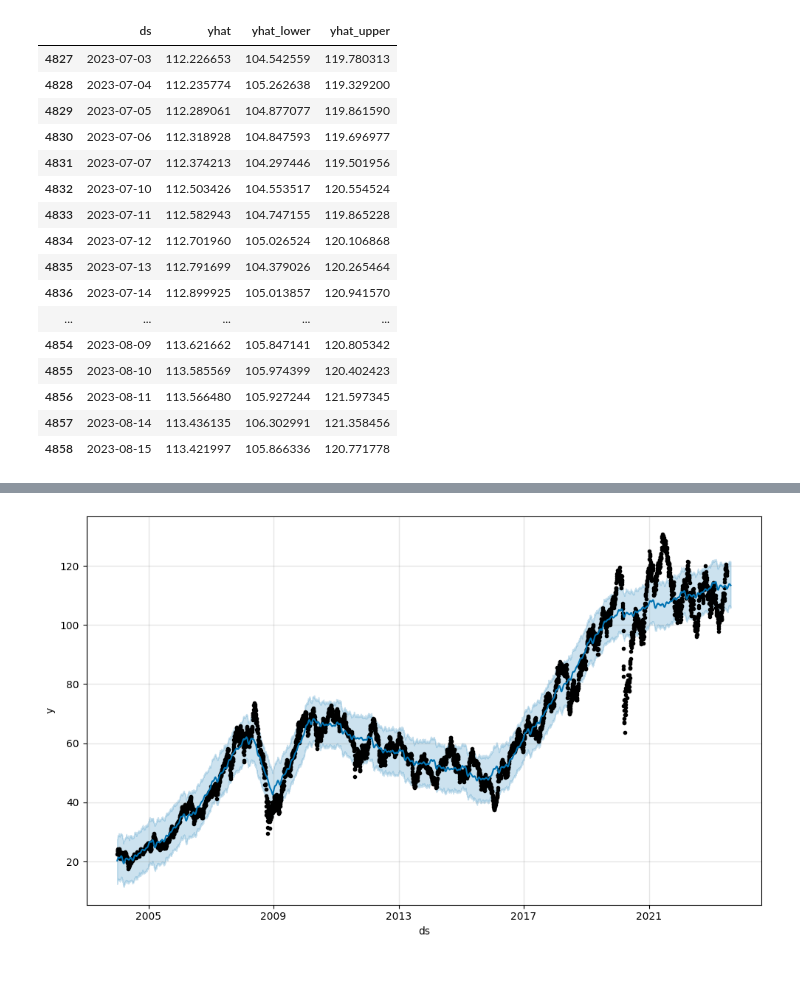
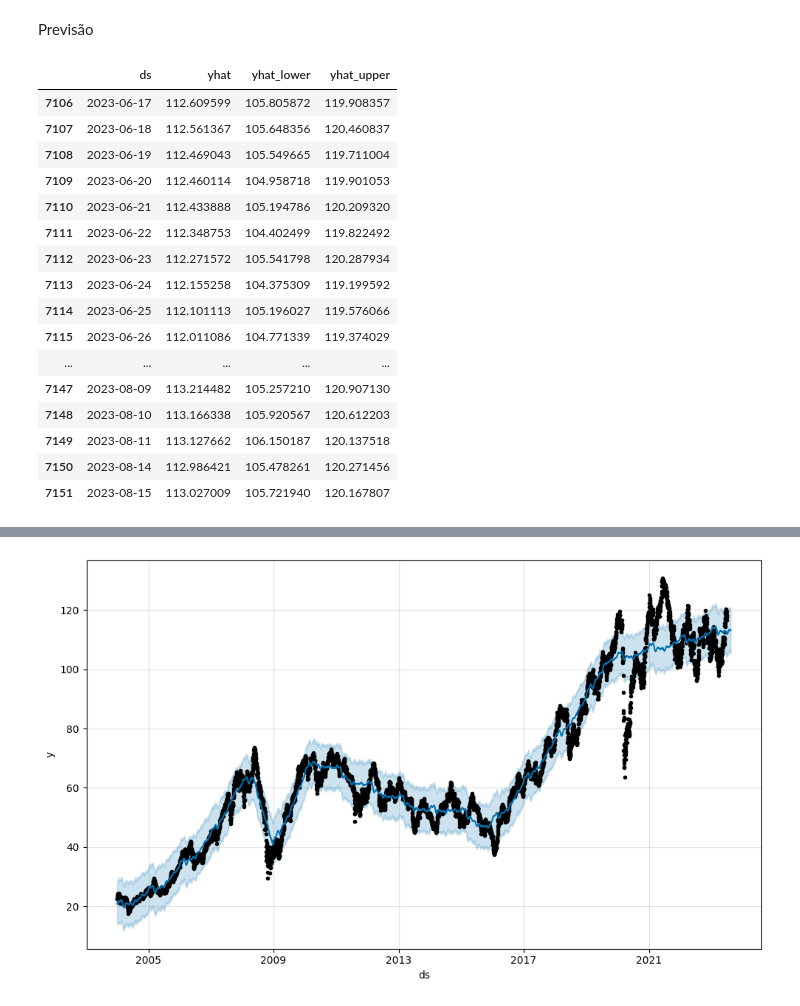
Before and after one commit to MCardosoDev/Tech_Challenge_Fase2, a Jupyter notebook: Tech_Challenge2_prophet.ipynb, the cells around one changed output, grey strips where cells are left out. Saved outputs shown, nothing was run; the diff lists cells and outputs as text; code cells hidden in the pictures; blank space fills up the shorter version.

```diff
--- a/Tech_Challenge2_prophet.ipynb
+++ b/Tech_Challenge2_prophet.ipynb
@@ -28,0 +14,13 @@ df
+# %%
+train = pd.read_csv('train.csv')
+train['Data'] = pd.to_datetime(train['Data'])
+train['ds'] = pd.to_datetime(train['ds'])
+train.set_index('Data', inplace=True)
+test = pd.read_csv('test.csv')
+test['Data'] = pd.to_datetime(test['Data'])
+test['ds'] = pd.to_datetime(test['ds'])
+test.set_index('Data', inplace=True)
+valid = pd.read_csv('valid.csv')
+valid['Data'] = pd.to_datetime(valid['Data'])
+valid['ds'] = pd.to_datetime(valid['ds'])
+valid.set_index('Data', inplace=True)
@@ -42,16 +77,3 @@ def smape_error(y_true, y_pred):
     smape = (np.abs(y_pred - y_true) * 2 / (np.abs(y_pred) + np.abs(y_true))).mean()
     print(f"SMAPE (Symmetric Mean Absolute Percentage Error): {smape:.2%}")
     return smape
-# %%
-train = df.loc[df.ds < '2023-07-01']
-test = df.loc[(df.ds >= '2023-07-01') & (df.ds < '2023-08-16')]
-valid = df.loc[df.ds >= '2023-08-16']
-train.loc[:, 'unique_id'] = 'Fechamento'
-test.loc[:, 'unique_id'] = 'Fechamento'
-valid.loc[:, 'unique_id']  = 'Fechamento'
-train.drop(['Último', 'Abertura', 'Máxima', 'Mínima', 'Vol.', 'Var%'], inplace=True, axis=1)
-test.drop(['Último', 'Abertura', 'Máxima', 'Mínima', 'Vol.', 'Var%'], inplace=True, axis=1)
-h = test.index.nunique()
-print(train.shape)
-print(test.shape)
-print(h)
@@ -135,22 +154,24 @@ test.tail(5)
+# %% [markdown]
+Previsão
 # %%
 prophet_forecast = m.predict(future)
-prophet_future=prophet_forecast.tail(32)
+prophet_future=prophet_forecast.tail(46)
 prophet_future[['ds', 'yhat', 'yhat_lower', 'yhat_upper']]
 # %% [output]
 |  | ds | yhat | yhat_lower | yhat_upper |
-| 4827 | 2023-07-03 | 112.226653 | 104.542559 | 119.780313 |
-| 4828 | 2023-07-04 | 112.235774 | 105.262638 | 119.329200 |
-| 4829 | 2023-07-05 | 112.289061 | 104.877077 | 119.861590 |
-| 4830 | 2023-07-06 | 112.318928 | 104.847593 | 119.696977 |
-| 4831 | 2023-07-07 | 112.374213 | 104.297446 | 119.501956 |
-| 4832 | 2023-07-10 | 112.503426 | 104.553517 | 120.554524 |
-| 4833 | 2023-07-11 | 112.582943 | 104.747155 | 119.865228 |
-| 4834 | 2023-07-12 | 112.701960 | 105.026524 | 120.106868 |
-| 4835 | 2023-07-13 | 112.791699 | 104.379026 | 120.265464 |
-| 4836 | 2023-07-14 | 112.899925 | 105.013857 | 120.941570 |
+| 7106 | 2023-06-17 | 112.609599 | 105.805872 | 119.908357 |
+| 7107 | 2023-06-18 | 112.561367 | 105.648356 | 120.460837 |
+| 7108 | 2023-06-19 | 112.469043 | 105.549665 | 119.711004 |
+| 7109 | 2023-06-20 | 112.460114 | 104.958718 | 119.901053 |
+| 7110 | 2023-06-21 | 112.433888 | 105.194786 | 120.209320 |
+| 7111 | 2023-06-22 | 112.348753 | 104.402499 | 119.822492 |
+| 7112 | 2023-06-23 | 112.271572 | 105.541798 | 120.287934 |
+| 7113 | 2023-06-24 | 112.155258 | 104.375309 | 119.199592 |
+| 7114 | 2023-06-25 | 112.101113 | 105.196027 | 119.576066 |
+| 7115 | 2023-06-26 | 112.011086 | 104.771339 | 119.374029 |
 | ... | ... | ... | ... | ... |
-| 4854 | 2023-08-09 | 113.621662 | 105.847141 | 120.805342 |
-| 4855 | 2023-08-10 | 113.585569 | 105.974399 | 120.402423 |
-| 4856 | 2023-08-11 | 113.566480 | 105.927244 | 121.597345 |
-| 4857 | 2023-08-14 | 113.436135 | 106.302991 | 121.358456 |
-| 4858 | 2023-08-15 | 113.421997 | 105.866336 | 120.771778 |
+| 7147 | 2023-08-09 | 113.214482 | 105.257210 | 120.907130 |
+| 7148 | 2023-08-10 | 113.166338 | 105.920567 | 120.612203 |
+| 7149 | 2023-08-11 | 113.127662 | 106.150187 | 120.137518 |
+| 7150 | 2023-08-14 | 112.986421 | 105.478261 | 120.271456 |
+| 7151 | 2023-08-15 | 113.027009 | 105.721940 | 120.167807 |
```
Also changed, not shown: parts of 35 cells of this notebook, 13 other files.
